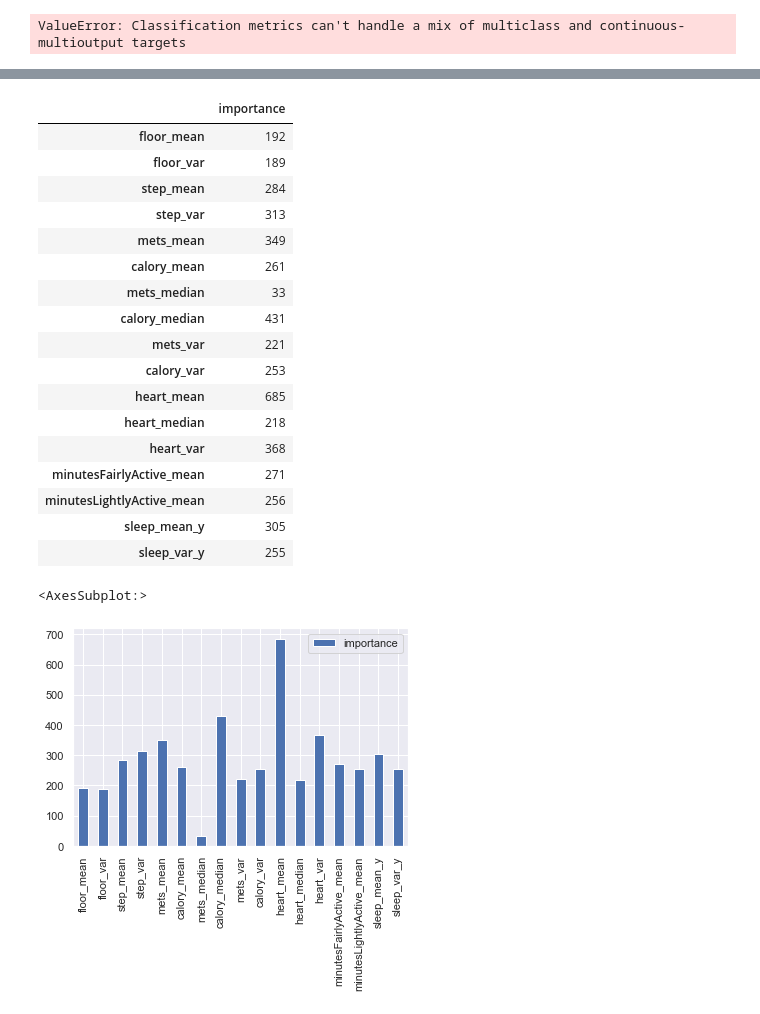
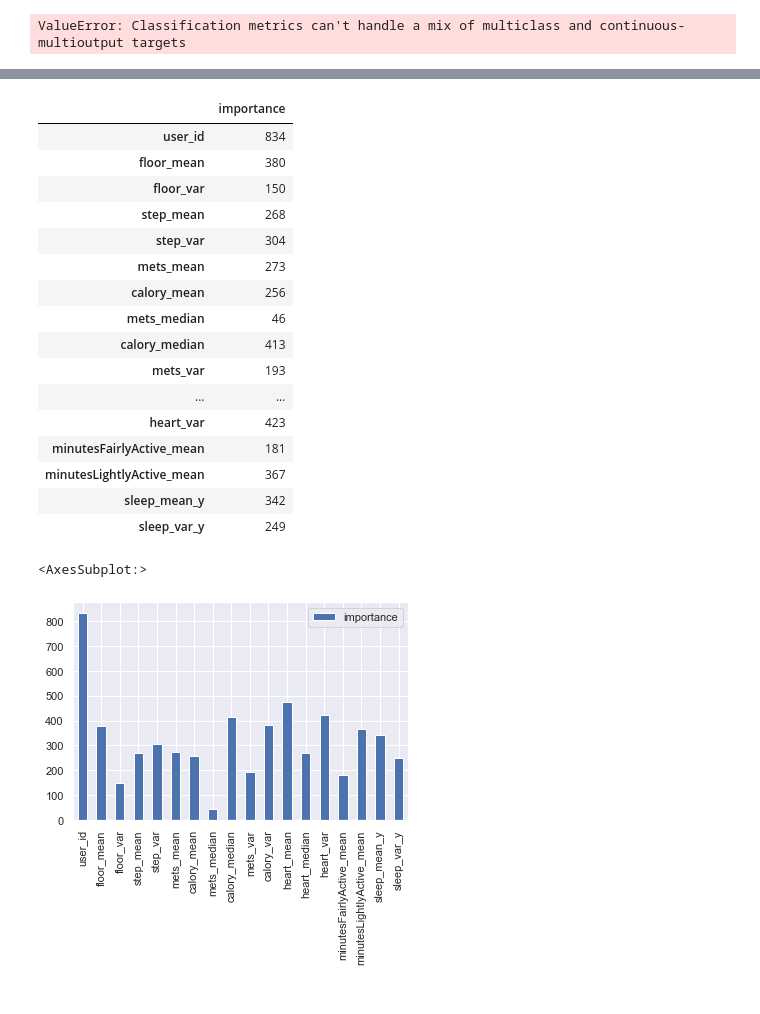
Before and after one commit to yusukennn/research_mental_prediction, a Jupyter notebook: code/analyse/Untitled.ipynb, the cells around one changed output, grey strips where cells are left out. Saved outputs shown, nothing was run; the diff lists cells and outputs as text; code cells hidden in the pictures.

Commit message:
lightgbm use user_id

```diff
--- a/code/analyse/Untitled.ipynb
+++ b/code/analyse/Untitled.ipynb
@@ -395,13 +395,13 @@ from sklearn import datasets
 from sklearn.model_selection import train_test_split
 from sklearn.metrics import f1_score
 
-X, y = ques_fitbit[[
+X, y = ques_fitbit[['user_id',
        'floor_mean',  'floor_var', 'step_mean',
        'step_var', 'mets_mean', 'calory_mean', 'mets_median', 'calory_median',
        'mets_var', 'calory_var', 'heart_mean', 'heart_median', 'heart_var',
        'minutesFairlyActive_mean',
         'minutesLightlyActive_mean','sleep_mean_y',
-       'sleep_var_y']], ques_fitbit['positive_class']
+       'sleep_var_y']], ques_fitbit['anxious_class']
 
 # 学習データとテストデータを分ける
 X_train, X_test, y_train, y_test = train_test_split(X, y)
@@ -466,23 +466,22 @@ accuracy: 0.48739495798319327
 |  | importance |
-| floor_mean | 192 |
-| floor_var | 189 |
-| step_mean | 284 |
-| step_var | 313 |
-| mets_mean | 349 |
-| calory_mean | 261 |
-| mets_median | 33 |
-| calory_median | 431 |
-| mets_var | 221 |
-| calory_var | 253 |
-| heart_mean | 685 |
-| heart_median | 218 |
-| heart_var | 368 |
-| minutesFairlyActive_mean | 271 |
-| minutesLightlyActive_mean | 256 |
-| sleep_mean_y | 305 |
-| sleep_var_y | 255 |
+| user_id | 834 |
+| floor_mean | 380 |
+| floor_var | 150 |
+| step_mean | 268 |
+| step_var | 304 |
+| mets_mean | 273 |
+| calory_mean | 256 |
+| mets_median | 46 |
+| calory_median | 413 |
+| mets_var | 193 |
+| ... | ... |
+| heart_var | 423 |
+| minutesFairlyActive_mean | 181 |
+| minutesLightlyActive_mean | 367 |
+| sleep_mean_y | 342 |
+| sleep_var_y | 249 |
 <AxesSubplot:>
-[figure, old version]
+[figure, new version]
 # %%
 cm = confusion_matrix(y_test, y_pred_max)
 sns.heatmap(cm, annot=True, cmap='Blues')
```
Also changed, not shown: parts of 11 cells of this notebook.
